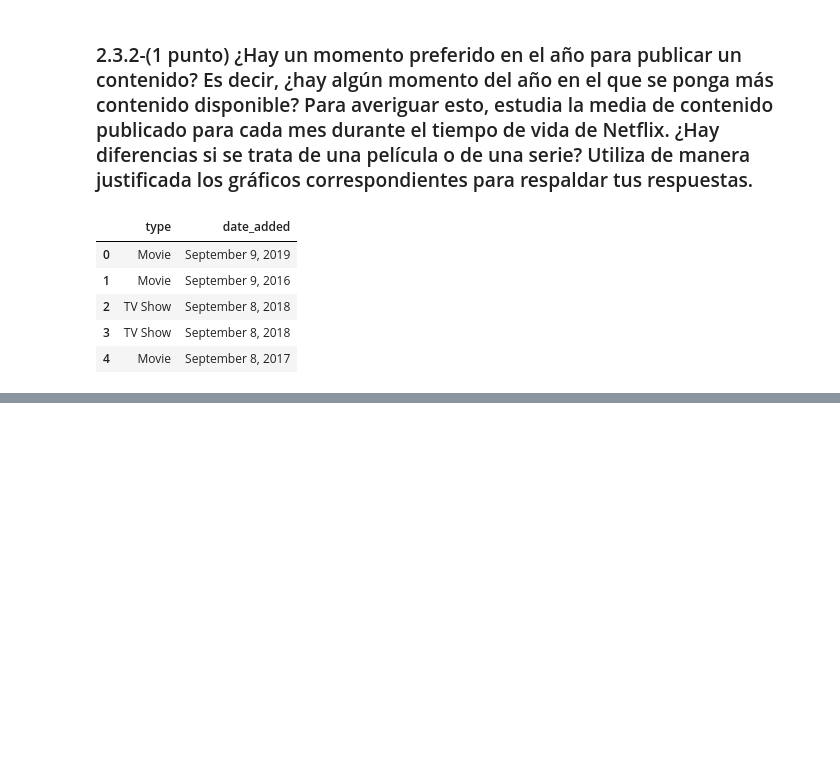
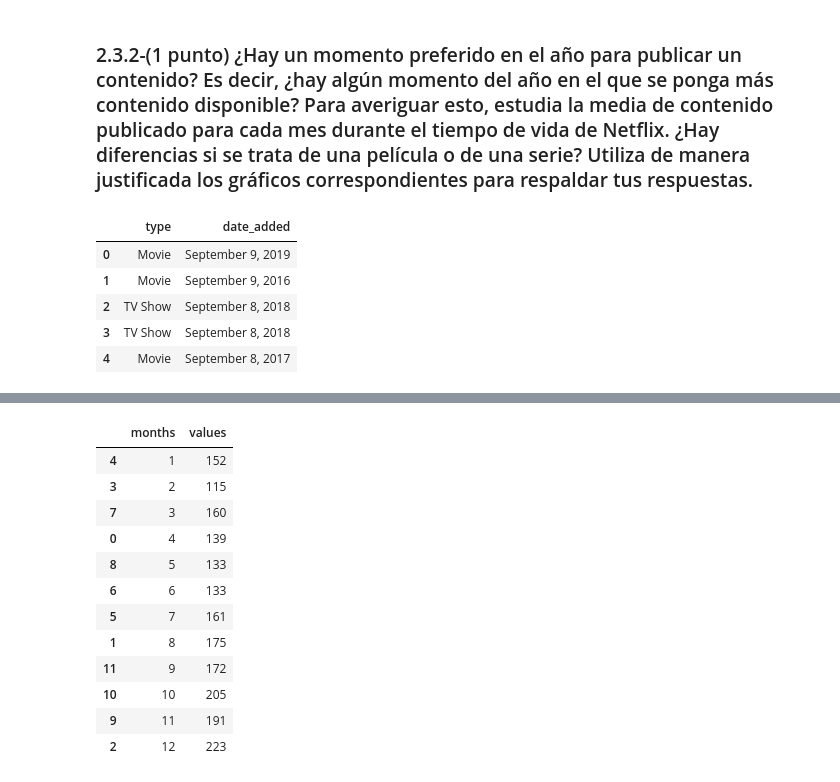
Before and after one commit to Jotivirix/Datamining_UFV, a Jupyter notebook: Lab1/entregable2/Lab1-Entregable2.ipynb, the cells around one changed output, grey strips where cells are left out. Cells and saved outputs as stored; diff of their text form; code cells hidden in the pictures; blank space fills up the shorter version.

```diff
--- a/Lab1/entregable2/Lab1-Entregable2.ipynb
+++ b/Lab1/entregable2/Lab1-Entregable2.ipynb
@@ -572,0 +504,28 @@ for year in years:
+# %%
+series = df_netflix3[df_netflix3['type'] == 'TV Show']
+datosSeries = pd.value_counts(series['mes']).sort_index()
+sortedDataSeries = pd.DataFrame({"months":[],"values":[]})
+
+monthNumericS = []
+for month in datosSeries.index:
+    m = strptime(month,'%b').tm_mon
+    monthNumericS.append(m)
+
+sortedDataSeries['months'] = monthNumericS
+sortedDataSeries['values'] = datosSeries.values
+sortedDataSeries = sortedDataSeries.sort_values(by=['months'])
+sortedDataSeries
+# %% [output]
+|  | months | values |
+| 4 | 1 | 152 |
+| 3 | 2 | 115 |
+| 7 | 3 | 160 |
+| 0 | 4 | 139 |
+| 8 | 5 | 133 |
+| 6 | 6 | 133 |
+| 5 | 7 | 161 |
+| 1 | 8 | 175 |
+| 11 | 9 | 172 |
+| 10 | 10 | 205 |
+| 9 | 11 | 191 |
+| 2 | 12 | 223 |
```
Also changed, not shown: parts of 14 cells of this notebook, 2 other files.
